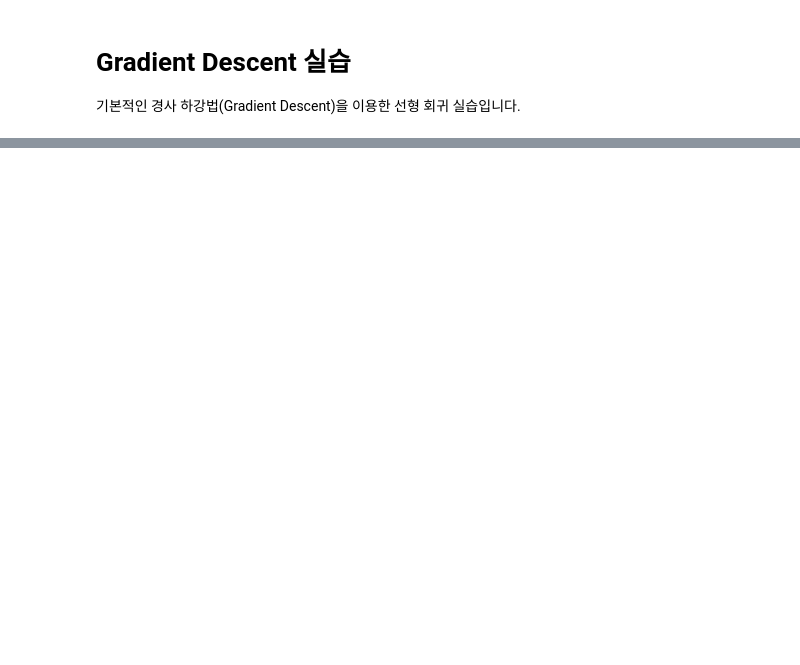
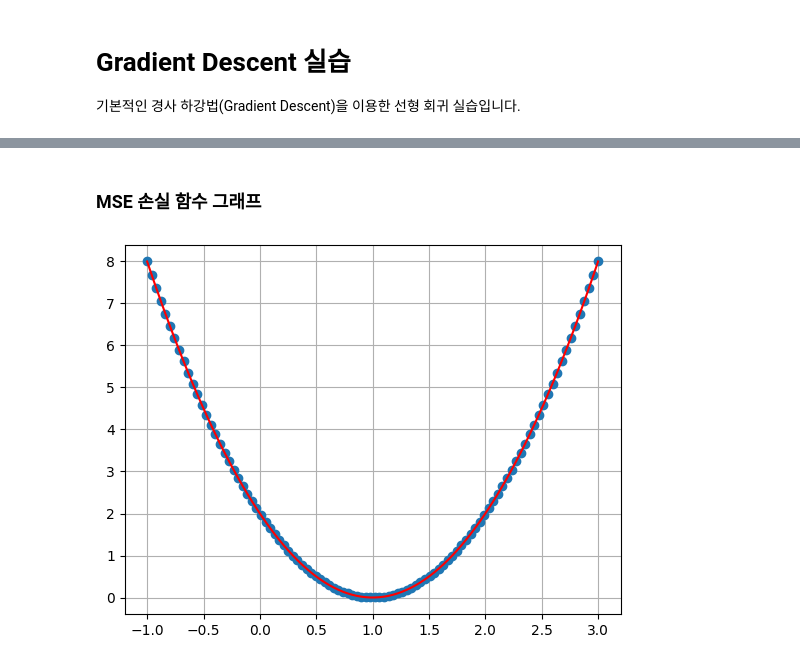
Before and after one commit to imguru-mooc/HR_AI, a Jupyter notebook: notebooks/Gradient_Descent_Example.ipynb, the cells around one changed output, grey strips where cells are left out. Saved outputs shown, nothing was run; the diff lists cells and outputs as text; code cells hidden in the pictures; blank space fills up the shorter version.

```diff
--- a/notebooks/Gradient_Descent_Example.ipynb
+++ b/notebooks/Gradient_Descent_Example.ipynb
@@ -69,0 +149,24 @@ plt.show()
+# %% [markdown]
+### MSE 손실 함수 그래프
+# %%
+import numpy as np   # numeriacal computing
+import matplotlib.pyplot as plt  # plotting core
+
+w = np.linspace(-1,3,100)
+b = 0
+x = 2
+y = 2
+
+j = np.zeros(100)
+
+for i in range(len(w)):
+    y_hat = w[i]*x + b;
+    j[i] = 0.5 * (y_hat - y)**2
+
+plt.plot(w,j, 'o' )
+plt.plot(w,j, 'r-' )
+
+plt.grid(True)
+plt.show()
+# %% [output]
+[figure, added]
```
Also changed, not shown: parts of 23 cells of this notebook.
